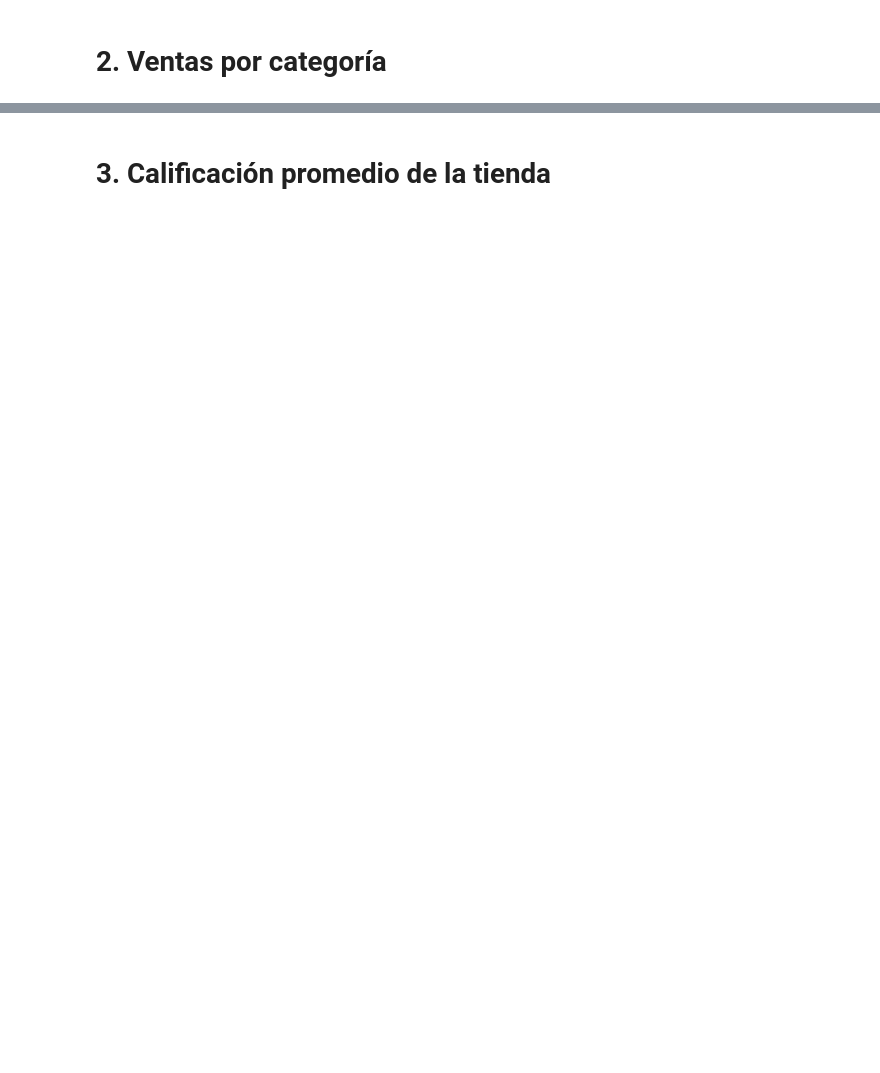
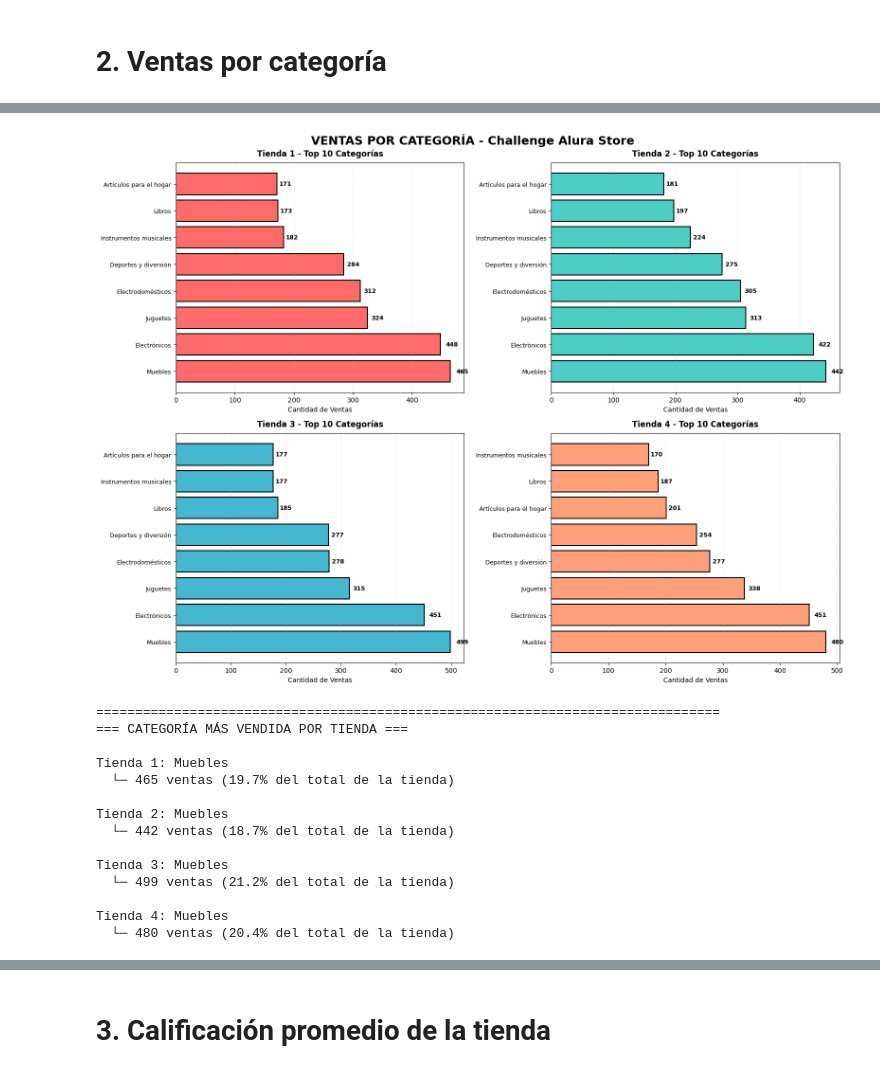
Before and after one commit to Gise46/AluraONEORACLE, a Jupyter notebook: CHALLENGE_AluraStoreLatam.ipynb, the cells around one changed output, grey strips where cells are left out. Drawn from its saved outputs; the diff is of its cells as text; code cells hidden in the pictures; blank space fills up the shorter version.

```diff
--- a/CHALLENGE_AluraStoreLatam.ipynb
+++ b/CHALLENGE_AluraStoreLatam.ipynb
@@ -29,0 +244,71 @@ tienda.head()
+# %%
+# Visualización de ventas por categoría
+if len(resultados_categorias) > 0:
+    # Crear figura con subplots
+    fig, axes = plt.subplots(2, 2, figsize=(16, 12))
+    fig.suptitle('VENTAS POR CATEGORÍA - Challenge Alura Store', fontsize=18, fontweight='bold')
+    axes = axes.flatten()
+
+    colores_cat = ['#FF6B6B', '#4ECDC4', '#45B7D1', '#FFA07A']
+
+    for idx, resultado in enumerate(resultados_categorias):
+        ax = axes[idx]
+
+        # Tomar top 10 categorías
+        ventas_top = resultado['ventas'].head(10)
+
+        # Crear gráfico de barras horizontales
+        bars = ax.barh(range(len(ventas_top)), ventas_top.values,
+                       color=colores_cat[idx], edgecolor='black', linewidth=1.5)
+
+        ax.set_yticks(range(len(ventas_top)))
+        ax.set_yticklabels(ventas_top.index, fontsize=9)
+        ax.set_xlabel('Cantidad de Ventas', fontsize=10)
+        ax.set_title(f'Tienda {resultado["tienda"]} - Top 10 Categorías',
+                     fontsize=12, fontweight='bold', pad=10)
+        ax.grid(axis='x', alpha=0.3, linestyle='--')
+
+        # Agregar valores a las barras
+        for i, bar in enumerate(bars):
+            width = bar.get_width()
+            ax.text(width + width*0.02, bar.get_y() + bar.get_height()/2.,
+                    f'{int(width)}',
+                    ha='left', va='center', fontsize=9, fontweight='bold')
+
+    # Ocultar ejes no utilizados
+    for idx in range(len(resultados_categorias), 4):
+        axes[idx].axis('off')
+
+    plt.tight_layout()
+    plt.show()
+
+    print("\n" + "="*80)
+    print("=== CATEGORÍA MÁS VENDIDA POR TIENDA ===\n")
+
+    for resultado in resultados_categorias:
+        cat_top = resultado['ventas'].index[0]
+        ventas_top = resultado['ventas'].values[0]
+        total = resultado['ventas'].sum()
+        porcentaje = (ventas_top / total) * 100
+
+        print(f"Tienda {resultado['tienda']}: {cat_top}")
+        print(f"  └─ {ventas_top} ventas ({porcentaje:.1f}% del total de la tienda)\n")
+
+else:
+    print("\n⚠️ No se pudieron generar gráficos porque no se encontraron datos de categoría")
+# %% [output]
+[figure, added]
+================================================================================
+=== CATEGORÍA MÁS VENDIDA POR TIENDA ===
+
+Tienda 1: Muebles
+  └─ 465 ventas (19.7% del total de la tienda)
+
+Tienda 2: Muebles
+  └─ 442 ventas (18.7% del total de la tienda)
+
+Tienda 3: Muebles
+  └─ 499 ventas (21.2% del total de la tienda)
+
+Tienda 4: Muebles
+  └─ 480 ventas (20.4% del total de la tienda)
```
Also changed, not shown: parts of 21 cells of this notebook.
